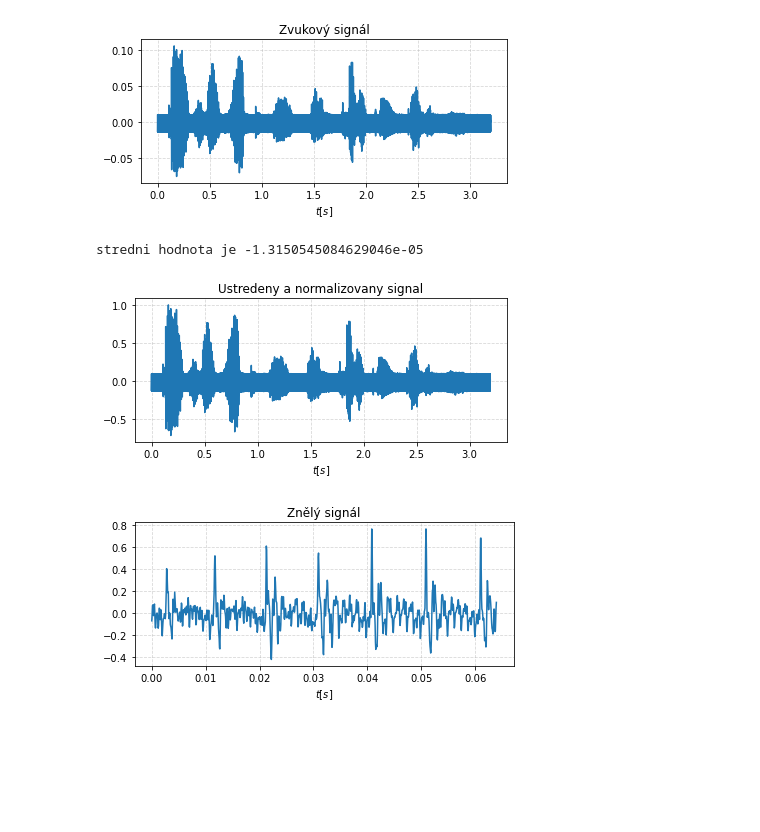
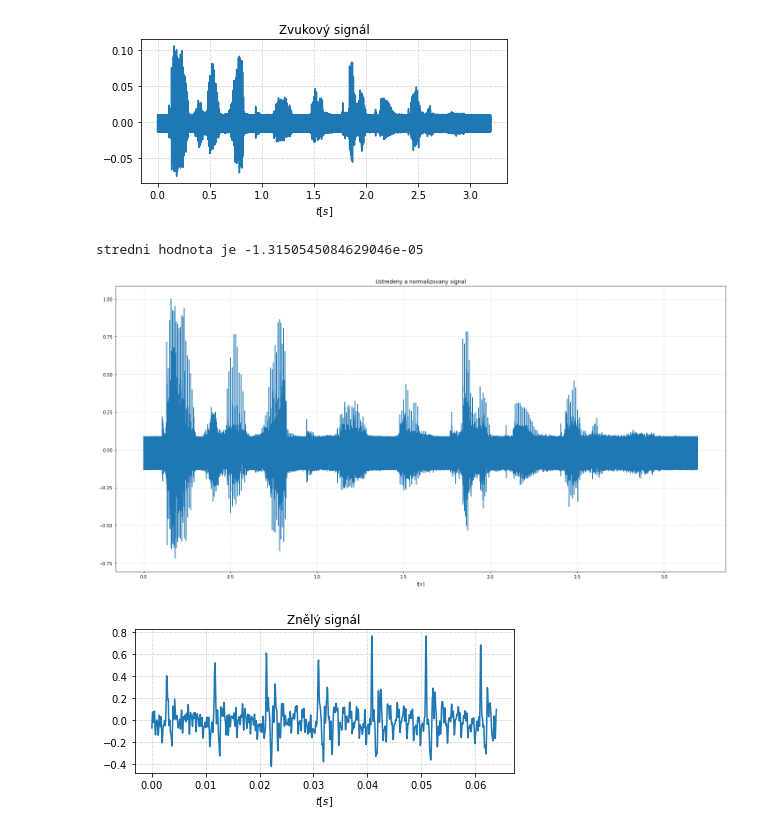
Before and after one commit to adamkankovsky/ISS_Projekt, a Jupyter notebook: ISSproj.ipynb, the cells around one changed output. Cells and saved outputs as stored; diff of their text form; code cells hidden in the pictures; blank space fills up the shorter version.

```diff
--- a/ISSproj.ipynb
+++ b/ISSproj.ipynb
@@ -32,18 +32,18 @@ maximum je 0.105255126953125
 # %%
 an = np.mean(s)
 print("stredni hodnota je", an)
-s = s + an
+s = s - an
 coef = 1 / s.max()
 s = s * coef
 t = np.arange(s.size) / fs
-plt.figure(figsize=(6, 3))
+plt.figure(figsize=(20, 10))
 plt.plot(t, s)
 plt.gca().set_xlabel('$t[s]$')
 plt.gca().set_title('Ustredeny a normalizovany signal')
 plt.gca().grid(alpha=0.5, linestyle='--')
 plt.tight_layout()
 plt.show()
 # %% [output]
 stredni hodnota je -1.3150545084629046e-05
-[figure, old version]
+[figure, new version]
 # %%
```
Also changed, not shown: parts of 9 cells of this notebook, 2 other files.
